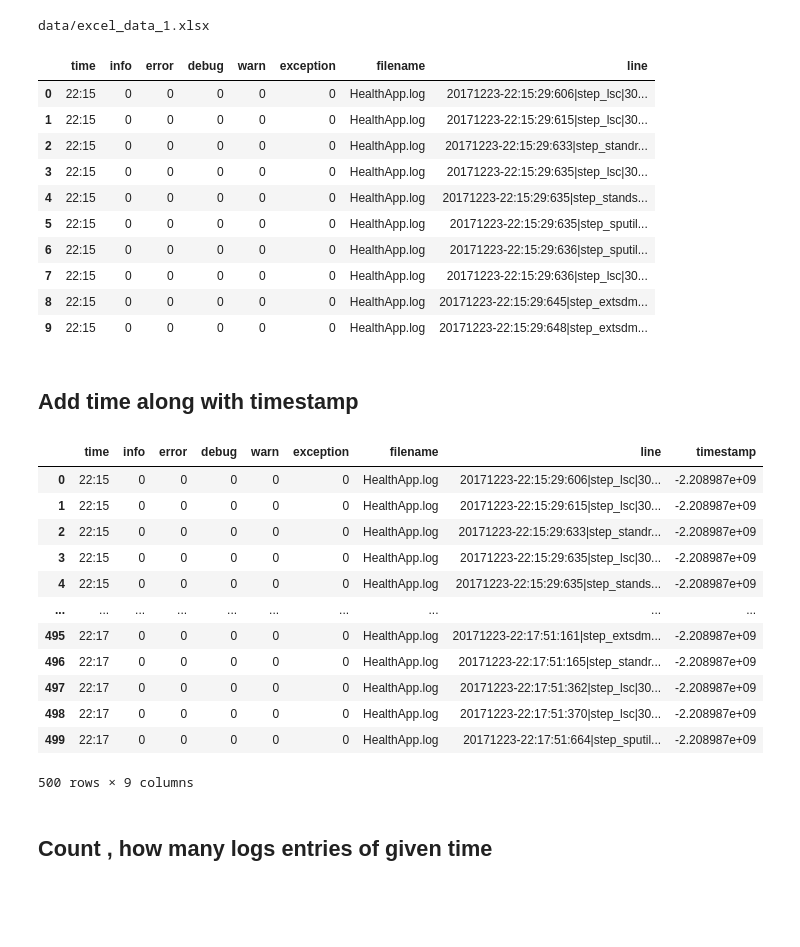
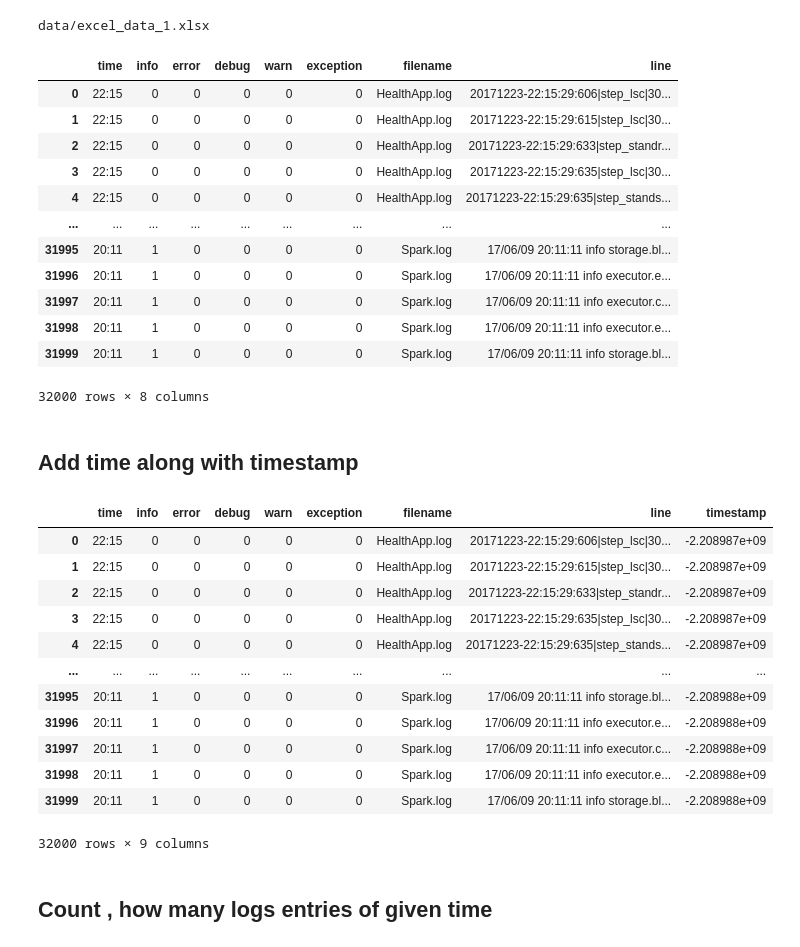
Before and after one commit to rvirjn/sddc_lcm, a Jupyter notebook: main.ipynb, the cells around one changed output. Drawn from its saved outputs; the diff is of its cells as text; code cells hidden in the pictures; blank space fills up the shorter version.

```diff
--- a/main.ipynb
+++ b/main.ipynb
@@ -301,25 +301,27 @@ df = pd.read_excel(excel_file_path)
 # %% [output]
 data/excel_data_1.xlsx
 # %%
-df.head(10)
+df
 # %% [output]
 |  | time | info | error | debug | warn | exception | filename | line |
 | 0 | 22:15 | 0 | 0 | 0 | 0 | 0 | HealthApp.log | 20171223-22:15:29:606|step_lsc|30... |
 | 1 | 22:15 | 0 | 0 | 0 | 0 | 0 | HealthApp.log | 20171223-22:15:29:615|step_lsc|30... |
 | 2 | 22:15 | 0 | 0 | 0 | 0 | 0 | HealthApp.log | 20171223-22:15:29:633|step_standr... |
 | 3 | 22:15 | 0 | 0 | 0 | 0 | 0 | HealthApp.log | 20171223-22:15:29:635|step_lsc|30... |
 | 4 | 22:15 | 0 | 0 | 0 | 0 | 0 | HealthApp.log | 20171223-22:15:29:635|step_stands... |
-| 5 | 22:15 | 0 | 0 | 0 | 0 | 0 | HealthApp.log | 20171223-22:15:29:635|step_sputil... |
-| 6 | 22:15 | 0 | 0 | 0 | 0 | 0 | HealthApp.log | 20171223-22:15:29:636|step_sputil... |
-| 7 | 22:15 | 0 | 0 | 0 | 0 | 0 | HealthApp.log | 20171223-22:15:29:636|step_lsc|30... |
-| 8 | 22:15 | 0 | 0 | 0 | 0 | 0 | HealthApp.log | 20171223-22:15:29:645|step_extsdm... |
-| 9 | 22:15 | 0 | 0 | 0 | 0 | 0 | HealthApp.log | 20171223-22:15:29:648|step_extsdm... |
+| ... | ... | ... | ... | ... | ... | ... | ... | ... |
+| 31995 | 20:11 | 1 | 0 | 0 | 0 | 0 | Spark.log | 17/06/09 20:11:11 info storage.bl... |
+| 31996 | 20:11 | 1 | 0 | 0 | 0 | 0 | Spark.log | 17/06/09 20:11:11 info executor.e... |
+| 31997 | 20:11 | 1 | 0 | 0 | 0 | 0 | Spark.log | 17/06/09 20:11:11 info executor.c... |
+| 31998 | 20:11 | 1 | 0 | 0 | 0 | 0 | Spark.log | 17/06/09 20:11:11 info executor.e... |
+| 31999 | 20:11 | 1 | 0 | 0 | 0 | 0 | Spark.log | 17/06/09 20:11:11 info storage.bl... |
+32000 rows × 8 columns
 # %% [markdown]
 ## Add time along with  timestamp
 # %%
 # create a new column time and conver timestamp to time
 df["timestamp"] = [time.mktime(t.timetuple()) if not pd.isnull(t) else None  for t in pd.to_datetime(df['time'], format='%M:%S', errors='coerce')]
-df.head(500)
+df
 # %% [output]
 |  | time | info | error | debug | warn | exception | filename | line | timestamp |
 | 0 | 22:15 | 0 | 0 | 0 | 0 | 0 | HealthApp.log | 20171223-22:15:29:606|step_lsc|30... | -2.208987e+09 |
@@ -328,12 +330,12 @@ df.head(500)
 | 3 | 22:15 | 0 | 0 | 0 | 0 | 0 | HealthApp.log | 20171223-22:15:29:635|step_lsc|30... | -2.208987e+09 |
 | 4 | 22:15 | 0 | 0 | 0 | 0 | 0 | HealthApp.log | 20171223-22:15:29:635|step_stands... | -2.208987e+09 |
 | ... | ... | ... | ... | ... | ... | ... | ... | ... | ... |
-| 495 | 22:17 | 0 | 0 | 0 | 0 | 0 | HealthApp.log | 20171223-22:17:51:161|step_extsdm... | -2.208987e+09 |
-| 496 | 22:17 | 0 | 0 | 0 | 0 | 0 | HealthApp.log | 20171223-22:17:51:165|step_standr... | -2.208987e+09 |
-| 497 | 22:17 | 0 | 0 | 0 | 0 | 0 | HealthApp.log | 20171223-22:17:51:362|step_lsc|30... | -2.208987e+09 |
-| 498 | 22:17 | 0 | 0 | 0 | 0 | 0 | HealthApp.log | 20171223-22:17:51:370|step_lsc|30... | -2.208987e+09 |
-| 499 | 22:17 | 0 | 0 | 0 | 0 | 0 | HealthApp.log | 20171223-22:17:51:664|step_sputil... | -2.208987e+09 |
+| 31995 | 20:11 | 1 | 0 | 0 | 0 | 0 | Spark.log | 17/06/09 20:11:11 info storage.bl... | -2.208988e+09 |
+| 31996 | 20:11 | 1 | 0 | 0 | 0 | 0 | Spark.log | 17/06/09 20:11:11 info executor.e... | -2.208988e+09 |
+| 31997 | 20:11 | 1 | 0 | 0 | 0 | 0 | Spark.log | 17/06/09 20:11:11 info executor.c... | -2.208988e+09 |
+| 31998 | 20:11 | 1 | 0 | 0 | 0 | 0 | Spark.log | 17/06/09 20:11:11 info executor.e... | -2.208988e+09 |
+| 31999 | 20:11 | 1 | 0 | 0 | 0 | 0 | Spark.log | 17/06/09 20:11:11 info storage.bl... | -2.208988e+09 |
-500 rows × 9 columns
+32000 rows × 9 columns
 # %% [markdown]
 ## Count , how many logs entries of given time
 # %% [markdown]
```
Also changed, not shown: parts of 33 cells of this notebook.
